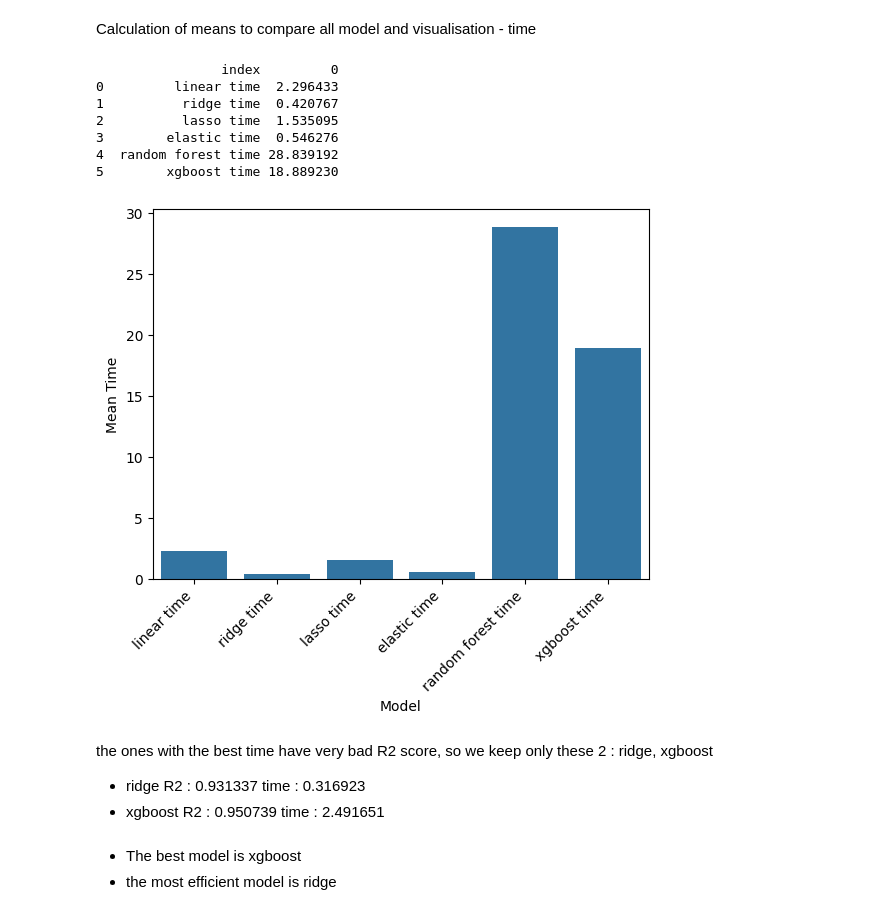
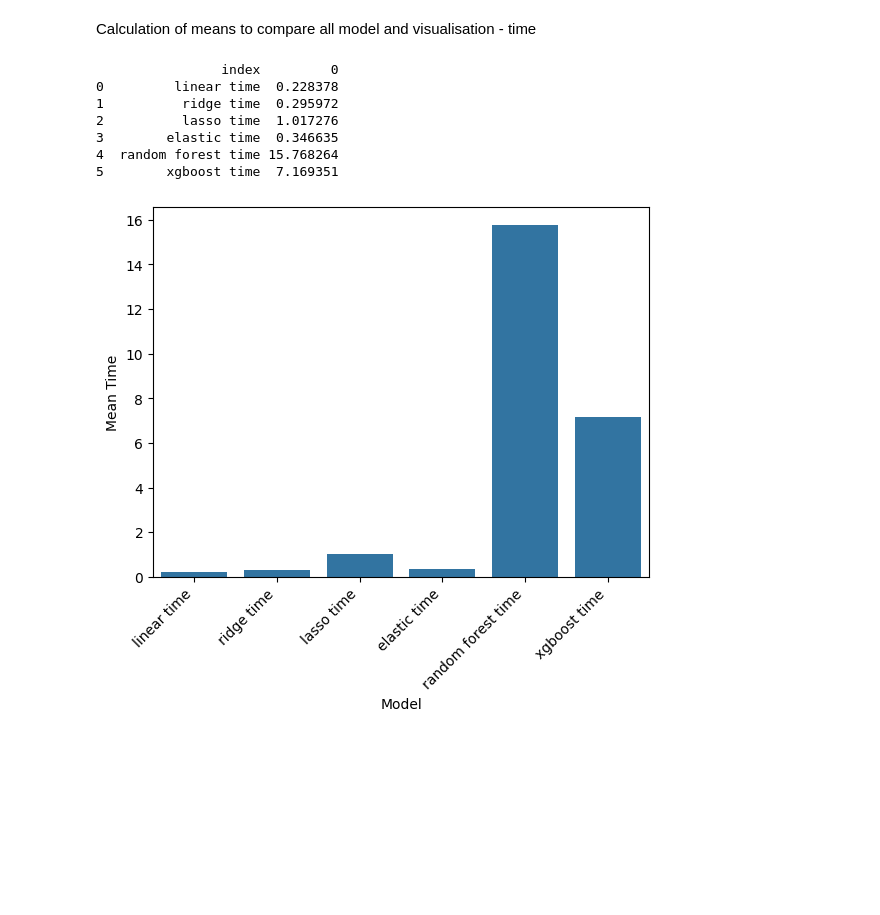
Before and after one commit to hystb/P3_OC_Anticipez_les_besoins_en_consommation_de_batiments, a Jupyter notebook: Milan_Nicolas_3_notebook_prediction_082024.ipynb, the cells around one changed output. Saved outputs shown, nothing was run; the diff lists cells and outputs as text; code cells hidden in the pictures; blank space fills up the shorter version.

```diff
--- a/Milan_Nicolas_3_notebook_prediction_082024.ipynb
+++ b/Milan_Nicolas_3_notebook_prediction_082024.ipynb
@@ -68,3 +89,11 @@ class SHAPAnalyzer:
+# %%
+def show_time(res):
+    time = res[['linear time',	'ridge time',	'lasso time',	'elastic time',	'random forest time',	'xgboost time']].mean().reset_index()
+    print(time)
+    time.columns = ['Model', 'Mean Time']
+    sns.barplot(x='Model', y='Mean Time', data=time)
+    plt.xticks(rotation=45, ha='right')
+    plt.show()
 # %%
 class Data:
     def __init__(self, data, y_n):
@@ -276,26 +297,14 @@ plt.show()
 xgboost have the best score but Random forest and ridge are very close
 # %% [markdown]
 Calculation of means to compare all model and visualisation - time
-# %%
-time = res[['linear time',	'ridge time',	'lasso time',	'elastic time',	'random forest time',	'xgboost time']].mean().reset_index()
-print(time)
-time.columns = ['Model', 'Mean Time']
-sns.barplot(x='Model', y='Mean Time', data=time)
-plt.xticks(rotation=45, ha='right')
-plt.show()
-# %% [output]
-                index         0
-0         linear time  2.296433
-1          ridge time  0.420767
-2          lasso time  1.535095
-3        elastic time  0.546276
-4  random forest time 28.839192
-5        xgboost time 18.889230
-[figure, removed]
-# %% [markdown]
-the ones with the best time have very bad R2 score, so we keep only these 2 : ridge, xgboost
-- ridge R2 : 0.931337 time : 0.316923
-- xgboost R2 : 0.950739 time : 2.491651
-# %% [markdown]
-- The best model is xgboost
-- the most efficient model is ridge
+# %%
+show_time(res)
+# %% [output]
+                index         0
+0         linear time  0.228378
+1          ridge time  0.295972
+2          lasso time  1.017276
+3        elastic time  0.346635
+4  random forest time 15.768264
+5        xgboost time  7.169351
+[figure, added]
```
Also changed, not shown: parts of 10 cells of this notebook, 2 other files.
